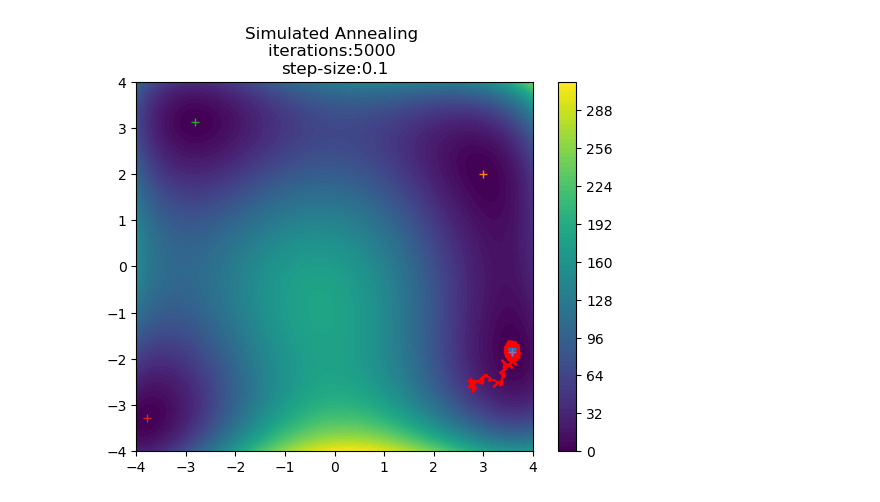
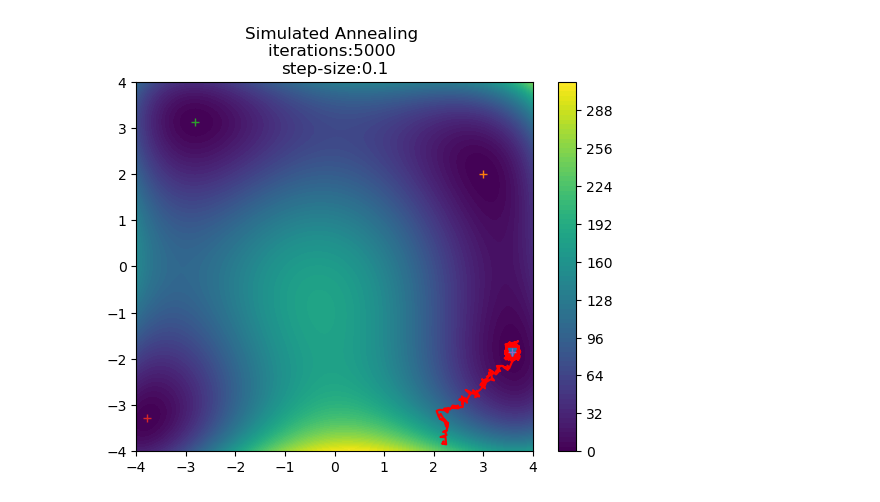
Before and after one commit to thmeier/sapso, a Jupyter notebook: Simulated Annealing.ipynb, the cells around one changed output. Saved outputs shown, nothing was run; the diff lists cells and outputs as text; code cells hidden in the pictures.

```diff
--- a/Simulated Annealing.ipynb
+++ b/Simulated Annealing.ipynb
@@ -57,5 +26,35 @@ class Himmelblau:
+# %%
+def simulated_annealing(objective, area, iterations, step_size, t):
+    # create initial point
+    p_curr = area[:, 0] + np.random.rand(len(area)) * (area[:, 1] - area[:, 0])
+    p_best = p_curr
+
+    # evaluate initial point
+    f_curr = objective(p_curr)
+    f_best = f_curr
+
+    history = np.zeros((iterations, area.shape[0]))
+    history[0] = p_curr
+
+    for i in range(1, iterations):
+        p_delta = (np.random.rand(len(area)) * 2 - np.ones(len(area))) * step_size
+        p_new = p_curr + p_delta
+        f_new = objective(p_new)
+
+        history[i] = p_new
+
+        if f_new < f_curr: # <, > for min or max
+            p_curr, f_curr = p_new, f_new
+            if f_new < f_best:
+                #print(f"x: {p_new}, y: {f_new}")
+                p_best, f_best = p_new, f_new
+        elif np.exp(-np.abs(f_new - f_best) / t(i, iterations)) > np.random.rand():
+            p_curr, f_curr = p_new, f_new
+
+    return p_best, f_best, np.swapaxes(history, 0, 1)
 # %%
-np.random.seed(15) # randomize seed
+#np.random.seed(np.random.randint(0, 1000)) # randomize seed
+np.random.seed(10) # randomize seed
 
 # define testfunction, objective, area
 test_function = Himmelblau
@@ -67,29 +66,29 @@ min = test_function.min
 iterations = 5000
 step_size = 0.1
 
-p_best, f_best, values = simulated_annealing(objective, area, iterations, step_size, temperature)
+p_best, f_best, history = simulated_annealing(objective, area, iterations, step_size, temperature)
 # %%
 resolution = 100
 xlist = np.linspace(area[1, 0], area[1, 1], resolution)
 ylist = np.linspace(area[0, 0], area[0, 1], resolution)
 Y, X = np.meshgrid(xlist, ylist)
 I = np.stack([X, Y], axis=-1)
 
 Z = np.zeros((resolution, resolution))
 Z = np.apply_along_axis(objective, -1, I)
 
 fig , ax = plt.subplots(1,1)
 
 cp = ax.contourf(X, Y, Z, levels = 100)
 fig.colorbar(cp) # Add a colorbar to a plot
-ax.plot(values[0], values[1], 'r-')
+ax.plot(history[0], history[1], 'r-')
 ax.plot(p_best[0], p_best[1], 'v')
 for el in min:
     ax.plot(el[0], el[1], '+')
 ax.set_title(f'Simulated Annealing \niterations:{iterations} \nstep-size:{step_size}')
 plt.show()
 # %% [output]
-[figure, old version]
+[figure, new version]
 # %%
 p_best,f_best
 # %% [output]
```
Also changed, not shown: parts of 6 cells of this notebook, 1 other file.
